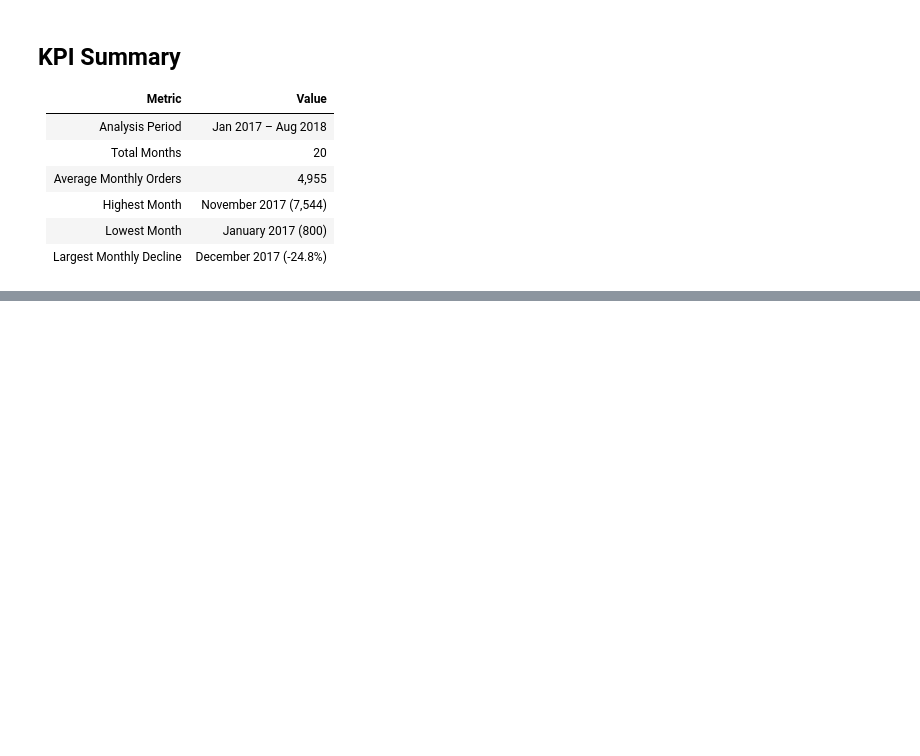
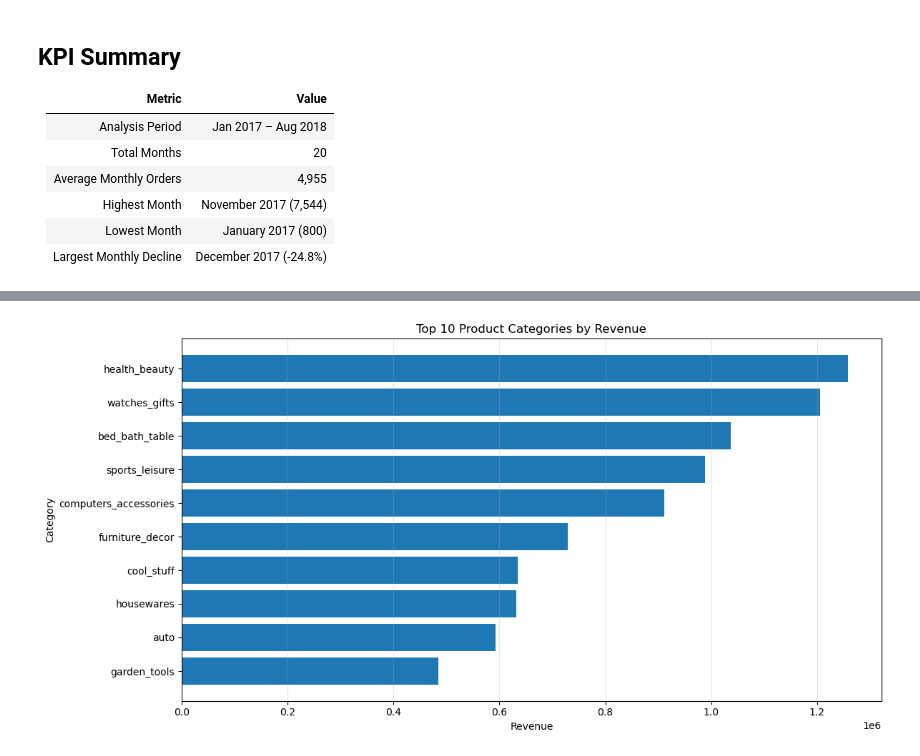
Before and after one commit to Nymzyr/TechMarket-Analytics, a Jupyter notebook: 01_Business_Overview_(EDA)/04_Exploratory_Data_Analysis.ipynb, the cells around one changed output, grey strips where cells are left out. Saved outputs shown, nothing was run; the diff lists cells and outputs as text; code cells hidden in the pictures; blank space fills up the shorter version.

```diff
--- a/01_Business_Overview_(EDA)/04_Exploratory_Data_Analysis.ipynb
+++ b/01_Business_Overview_(EDA)/04_Exploratory_Data_Analysis.ipynb
@@ -424,0 +882,20 @@ The transition from rapid growth to stabilization indicates that future business
+# %%
+avg_price = (
+    order_items_products
+    .groupby("product_category_name_english")
+    .agg(
+        avg_price=("price", "mean")
+    )
+)
+# %%
+category_revenue = (
+    category_revenue
+    .merge(
+        avg_price,
+        on="product_category_name_english"
+    )
+)
+category_revenue["avg_price"] = (
+    category_revenue["avg_price"]
+    .round(2)
+)
@@ -424,0 +921,19 @@ The transition from rapid growth to stabilization indicates that future business
+# %%
+top10 = category_revenue.head(10)
+
+plt.figure(figsize=(12,6))
+
+plt.barh(
+    top10["product_category_name_english"],
+    top10["revenue"]
+)
+
+plt.gca().invert_yaxis()
+plt.title("Top 10 Product Categories by Revenue")
+plt.xlabel("Revenue")
+plt.ylabel("Category")
+plt.grid(axis="x", alpha=0.3)
+plt.tight_layout()
+plt.show()
+# %% [output]
+[figure, added]
```
Also changed, not shown: parts of 82 cells of this notebook.
